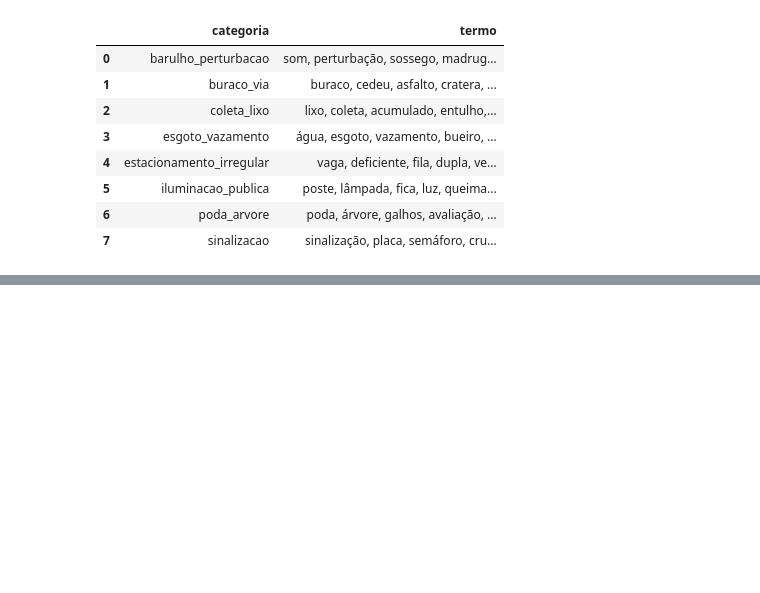
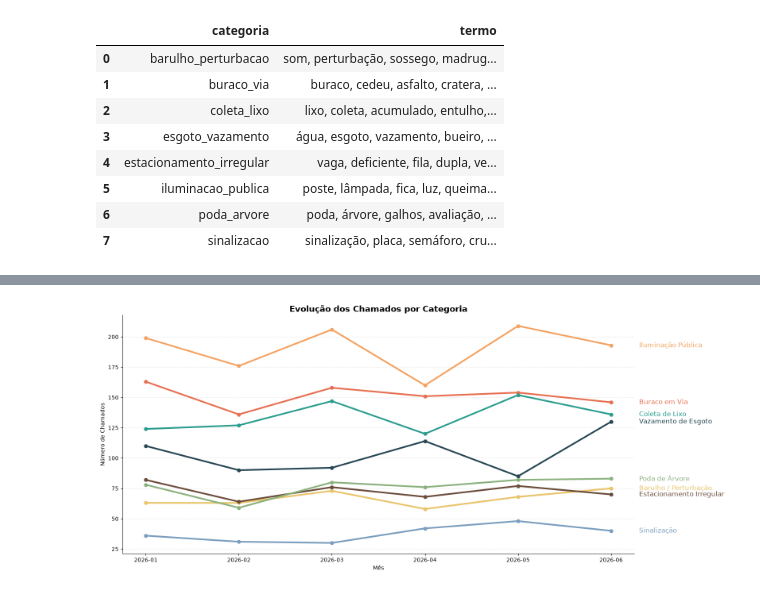
Before and after one commit to Mitysuo/desafio-cientista-dados-junior-ia-pref, a Jupyter notebook: notebooks/01_analise_exploratoria.ipynb, the cells around one changed output, grey strips where cells are left out. Saved outputs shown, nothing was run; the diff lists cells and outputs as text; code cells hidden in the pictures; blank space fills up the shorter version.

Commit message:
Finalizando a análise exploratória dos dados

```diff
--- a/notebooks/01_analise_exploratoria.ipynb
+++ b/notebooks/01_analise_exploratoria.ipynb
@@ -269,0 +397,8 @@ top_termos_por_categoria
+# %%
+df['data_abertura'] = pd.to_datetime(df['data_abertura'])
+df['mes_ano'] = df['data_abertura'].dt.to_period('M')
+monthly = df.groupby('mes_ano').size()
+
+print('Chamados por mês:')
+print(monthly.to_string())
+print(f'Média mensal: {monthly.mean():.0f} | Desvio Padrão: {monthly.std():.1f}')
@@ -269,0 +416,43 @@ top_termos_por_categoria
+# %%
+monthly_cat = (
+    df.groupby(['mes_ano', 'categoria_real'])
+      .size()
+      .unstack(fill_value=0)
+)
+monthly_cat.index = monthly_cat.index.astype(str)
+
+fig, ax = plt.subplots(figsize=(16, 7))
+
+for col in monthly_cat.columns:
+    nome = cat_map.get(col, col)
+    cor = cat_palette.get(col, "#666666")
+    y = monthly_cat[col]
+
+    ax.plot(monthly_cat.index, y, label=nome, color=cor, linewidth=3, marker="o", markersize=6)
+
+    # Nome no final da linha
+    ax.text(len(monthly_cat.index) - 0.70, y.iloc[-1], nome, color=cor, fontsize=12, va="center", ha="left")
+
+ax.set_title(
+    "Evolução dos Chamados por Categoria",
+    fontsize=15,
+    fontweight="bold"
+)
+ax.set_xlabel("Mês")
+ax.set_ylabel("Número de Chamados")
+ax.grid(axis="y", linestyle="--", alpha=0.3)
+
+ax.set_axisbelow(True)
+ax.spines["top"].set_visible(False)
+ax.spines["right"].set_visible(False)
+plt.xticks(rotation=0)
+plt.tight_layout()
+plt.savefig(
+    FIGURES_PATH / "chamados_categoria_linhas.png",
+    dpi=150,
+    bbox_inches="tight"
+)
+
+plt.show()
+# %% [output]
+[figure, added]
```
Also changed, not shown: parts of 13 cells of this notebook.
